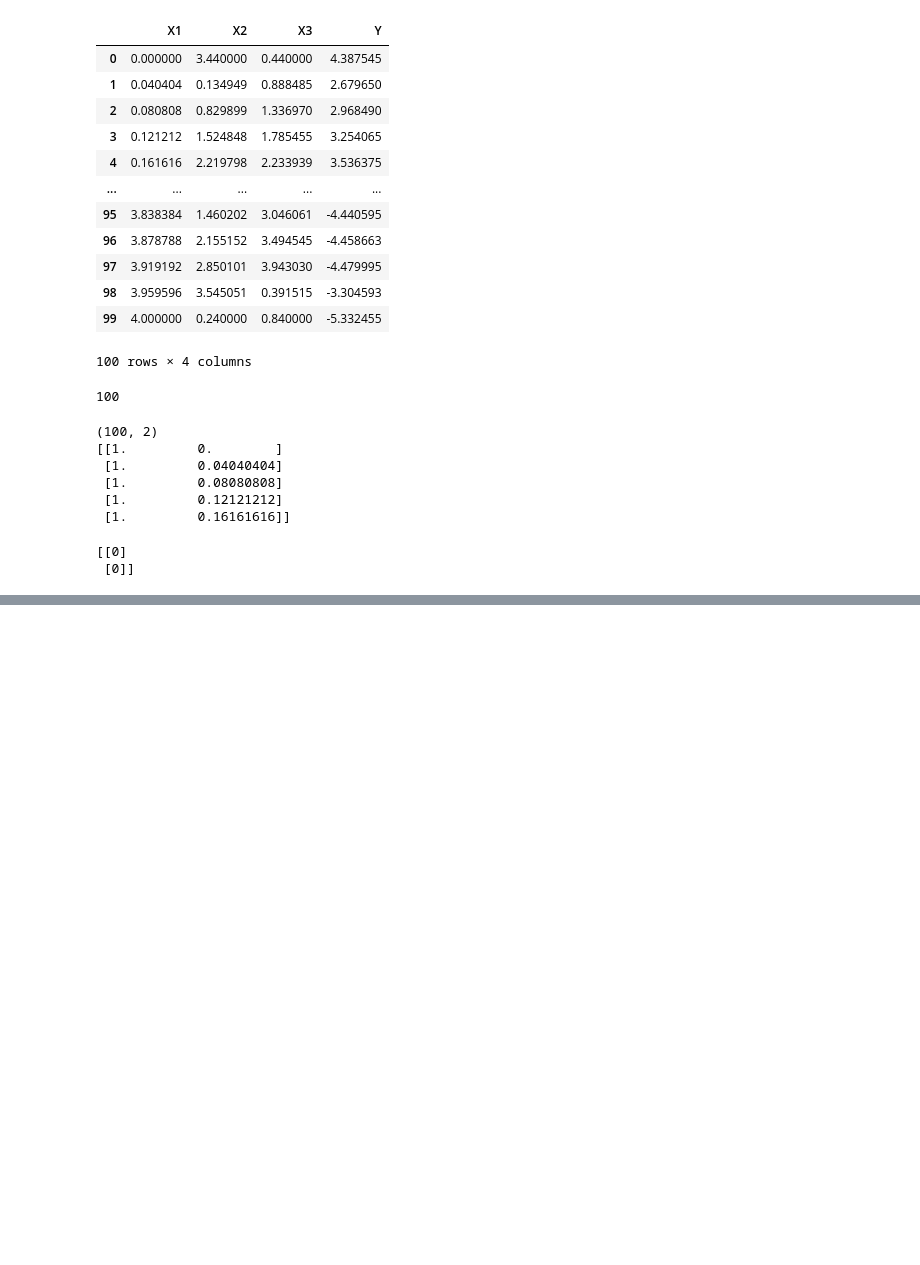
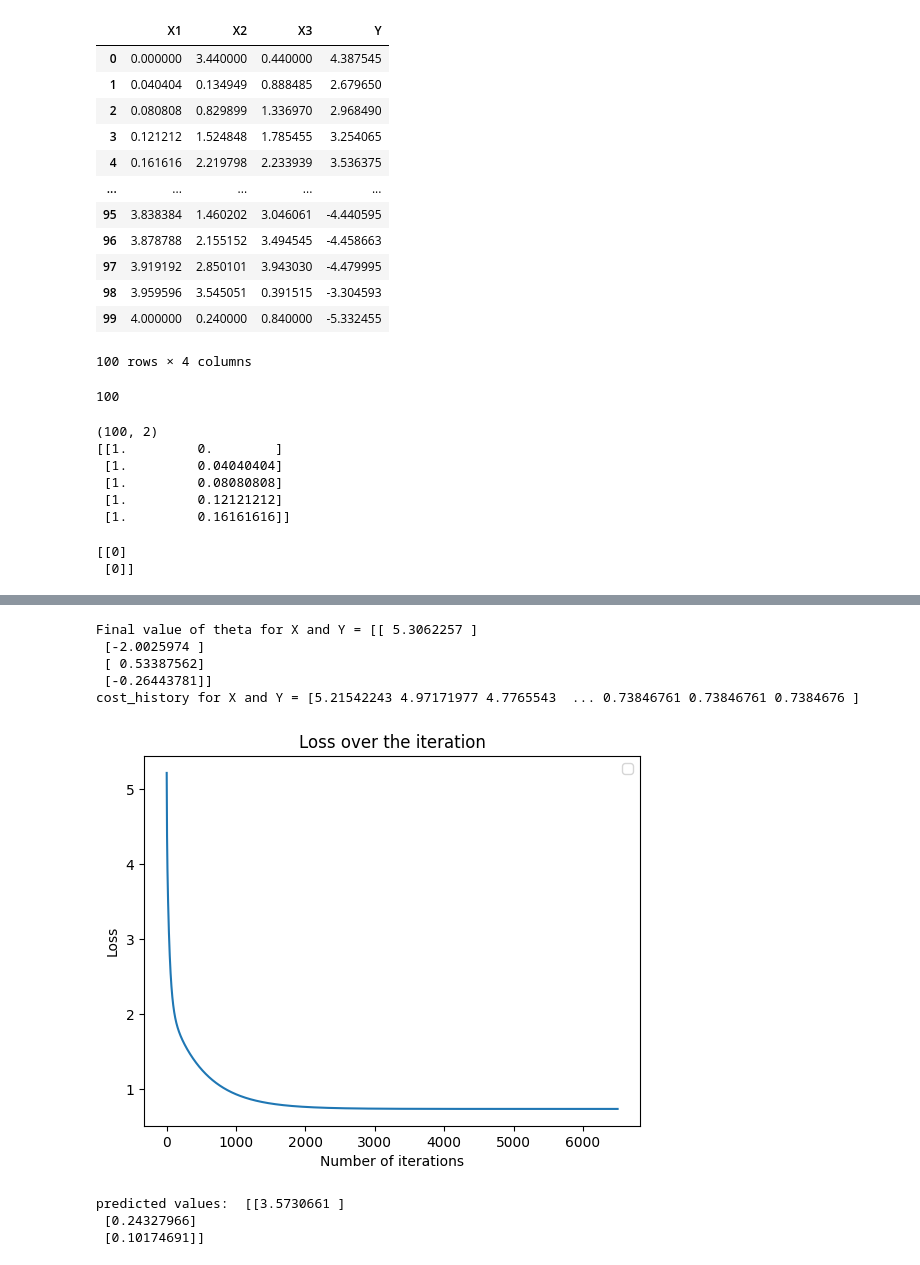
Before and after one commit to saikrishna1108/Introduction-to-Machine-Learning, a Jupyter notebook: Homework1.ipynb, the cells around one changed output, grey strips where cells are left out. Saved outputs shown, nothing was run; the diff lists cells and outputs as text; code cells hidden in the pictures; blank space fills up the shorter version.

```diff
--- a/Homework1.ipynb
+++ b/Homework1.ipynb
@@ -176,0 +159,17 @@ WARNING:matplotlib.legend:No artists with labels found to put in legend.  Note t
+# %%
+X = np.hstack((x0,x1,x2,x3))
+theta =np.zeros(4)
+theta = theta.reshape(4,1)
+iterations = 6500
+learning_rate= 0.01
+# %%
+theta4, cost_history4 = gradient_value(X, y, theta, iterations,learning_rate)
+print('Final value of theta for X and Y =', theta4)
+print('cost_history for X and Y =', cost_history4)
+plt.plot([x for x in range(iterations)],cost_history4)
+plt.xlabel('Number of iterations')
+plt.ylabel('Loss')
+plt.title('Loss over the iteration')
+plt.legend()
+plt.show()
+# %% [output]
@@ -176,0 +177,16 @@ WARNING:matplotlib.legend:No artists with labels found to put in legend.  Note t
+Final value of theta for X and Y = [[ 5.3062257 ]
+ [-2.0025974 ]
+ [ 0.53387562]
+ [-0.26443781]]
+cost_history for X and Y = [5.21542243 4.97171977 4.7765543  ... 0.73846761 0.73846761 0.7384676 ]
+[figure, added]
+# %%
+# (X1, X2, X3) values (1, 1, 1), for (2, 0, 4), and for (3, 2, 1)
+test_data = [[1,1,1,1],[1,2,0,4],[1,3,2,1]]
+test_data = np.array(test_data)
+predictions = test_data.dot(theta4)
+print("predicted values: ",predictions)
+# %% [output]
+predicted values:  [[3.5730661 ]
+ [0.24327966]
+ [0.10174691]]
```
Also changed, not shown: parts of 8 cells of this notebook.
